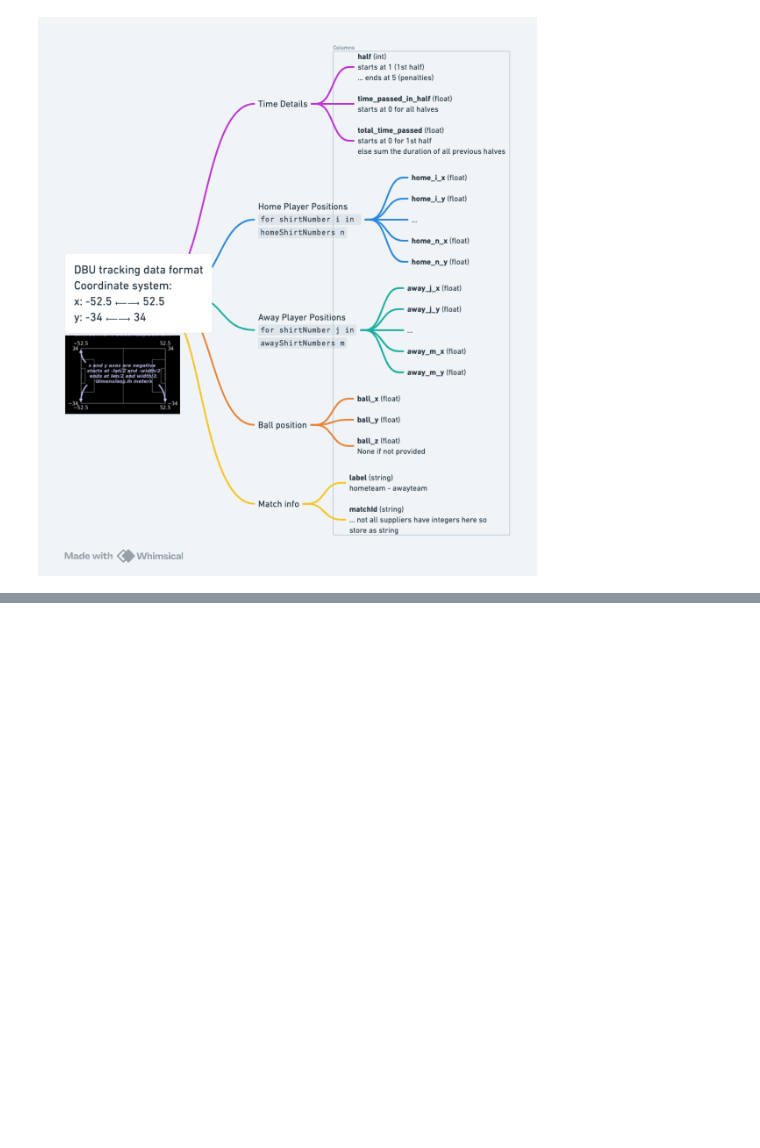
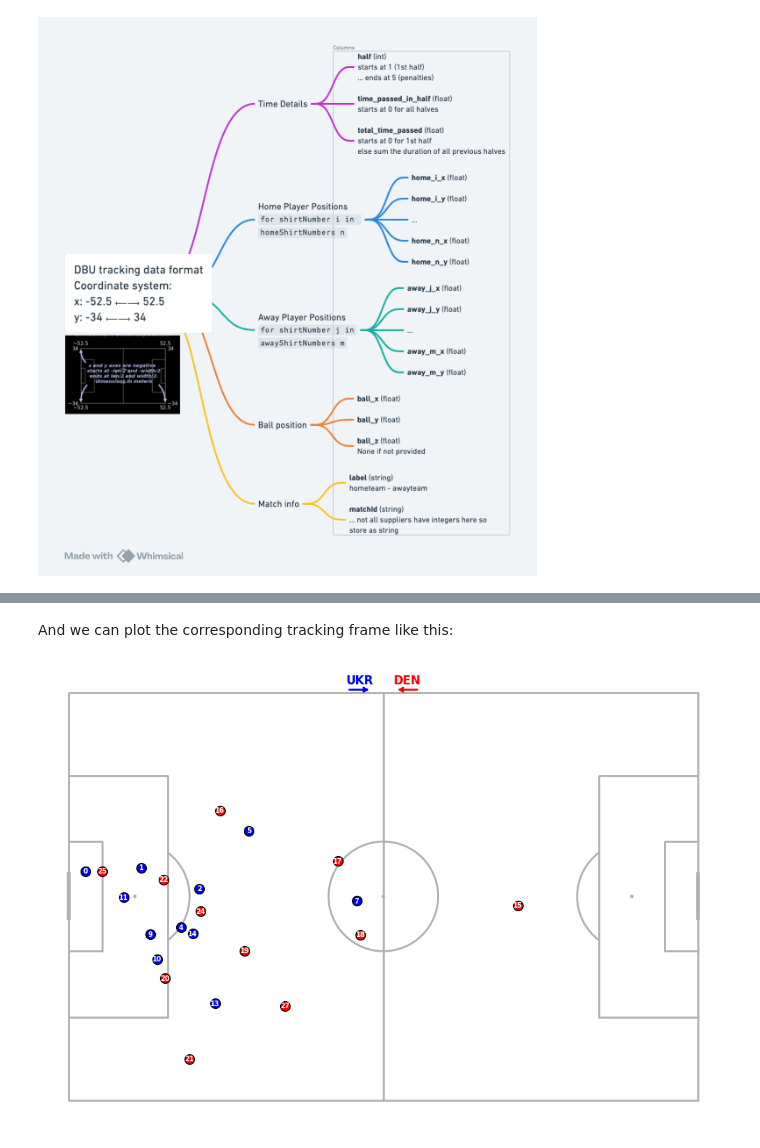
Before and after one commit to Halfspace-io/hs-dbu-hackathon, a Jupyter notebook: intro.ipynb, the cells around one changed output, grey strips where cells are left out. Cells and saved outputs as stored; diff of their text form; code cells hidden in the pictures; blank space fills up the shorter version.

```diff
--- a/intro.ipynb
+++ b/intro.ipynb
@@ -208,0 +178,8 @@ plot(home,away,2,0)
+# %%
+half, time_passed_in_half = ut.extract_half_and_time_passed_in_half(event=den_u21_against_ukraine_shots.iloc[0])
+# %% [markdown]
+And we can plot the corresponding tracking frame like this:
+# %%
+ut.plot_tracking(home=home, away=away, half=1, time=time_passed_in_half, home_color='blue', away_color='red',home_label='UKR',away_label='DEN')
+# %% [output]
+[figure, added]
```
Also changed, not shown: parts of 24 cells of this notebook, 4 other files.
